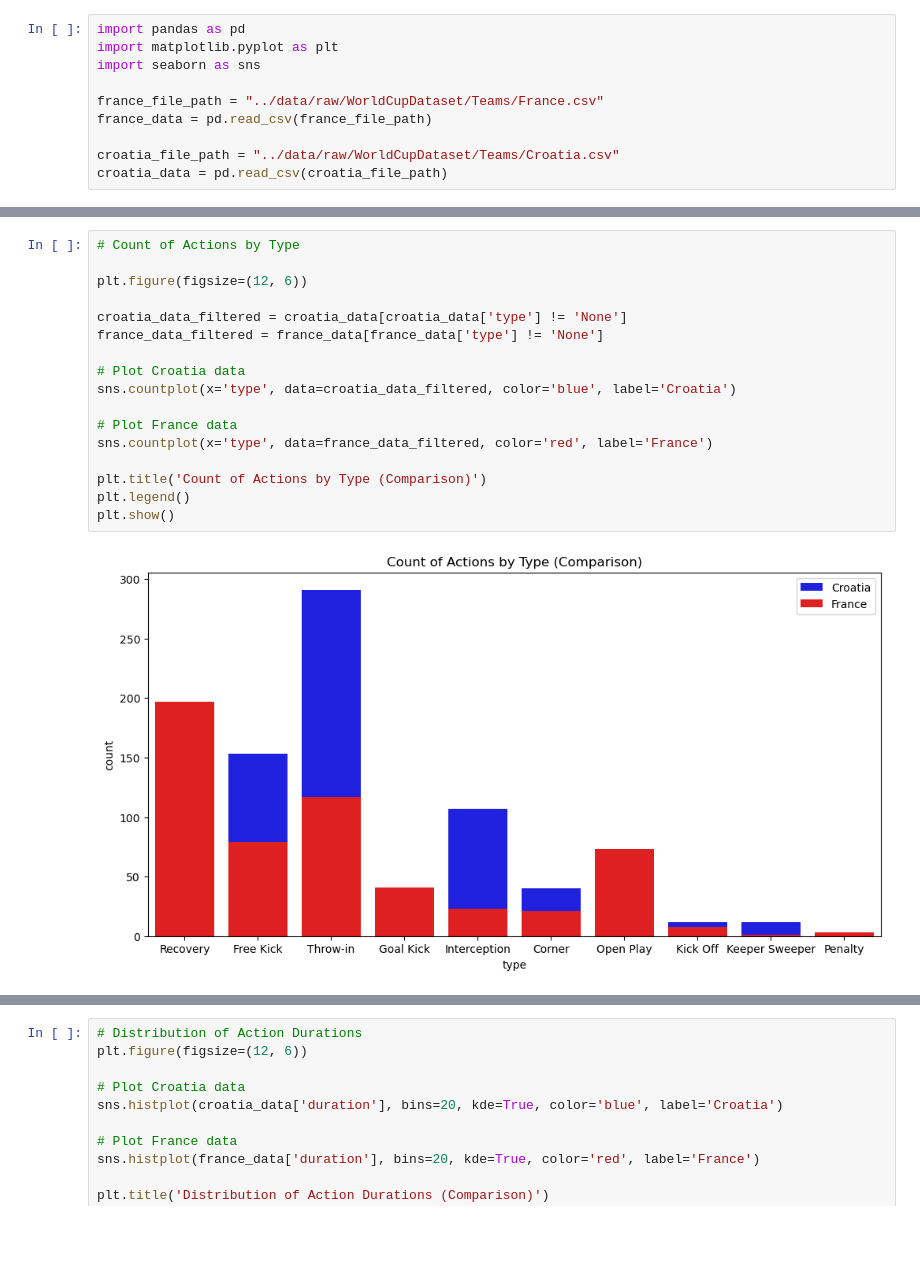
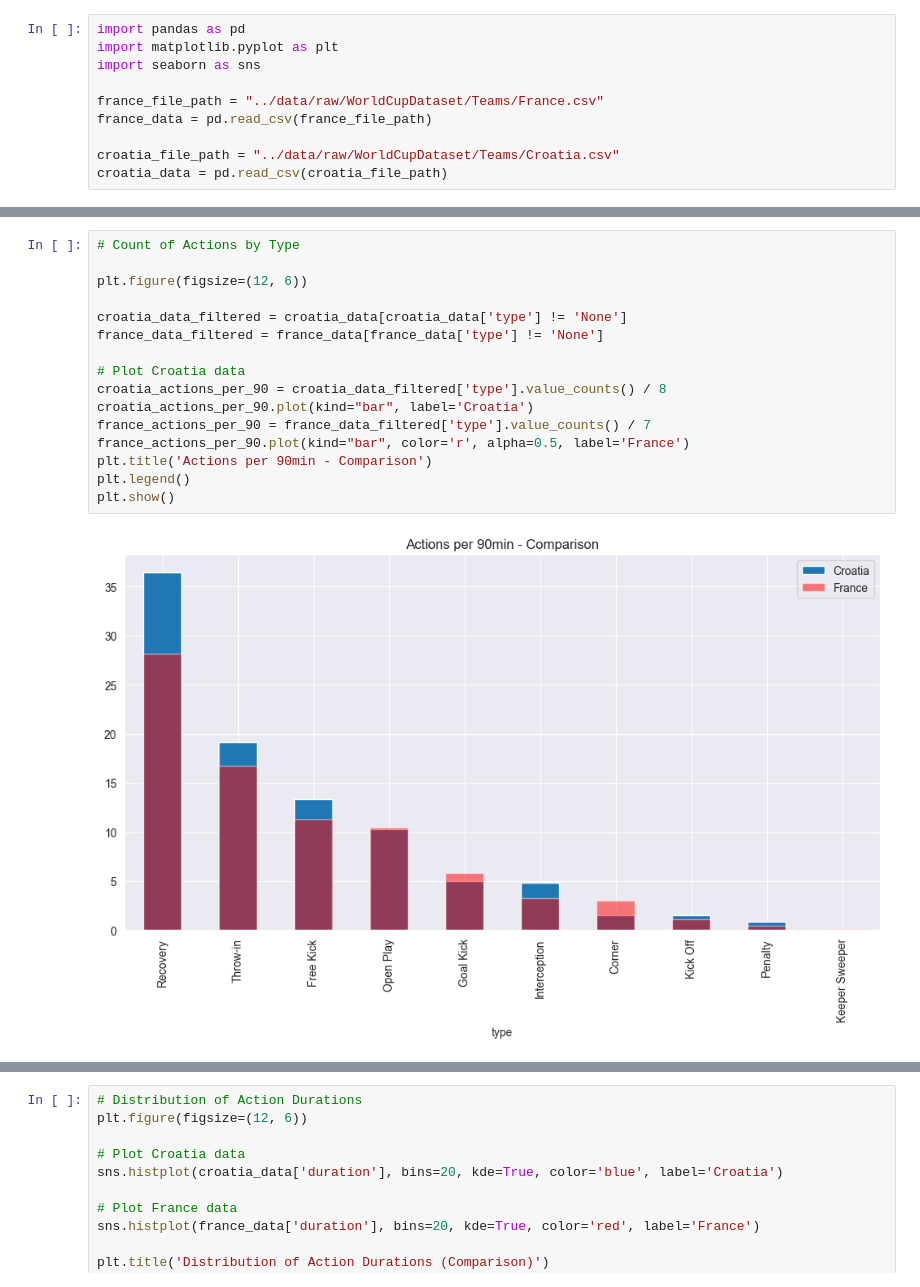
Before and after one commit to ebnerlena/pods_project, a Jupyter notebook: notebooks/wordcup_data_analysis.ipynb, the cells around one changed output, grey strips where cells are left out. Cells and saved outputs as stored; diff of their text form; blank space fills up the shorter version.

```diff
--- a/notebooks/wordcup_data_analysis.ipynb
+++ b/notebooks/wordcup_data_analysis.ipynb
@@ -79,19 +93,18 @@ dtype: int64
 # %%
 # Count of Actions by Type
 
 plt.figure(figsize=(12, 6))
 
 croatia_data_filtered = croatia_data[croatia_data['type'] != 'None']
 france_data_filtered = france_data[france_data['type'] != 'None']
 
 # Plot Croatia data
-sns.countplot(x='type', data=croatia_data_filtered, color='blue', label='Croatia')
-
-# Plot France data
-sns.countplot(x='type', data=france_data_filtered, color='red', label='France')
-
-plt.title('Count of Actions by Type (Comparison)')
+croatia_actions_per_90 = croatia_data_filtered['type'].value_counts() / 8
+croatia_actions_per_90.plot(kind="bar", label='Croatia')
+france_actions_per_90 = france_data_filtered['type'].value_counts() / 7
+france_actions_per_90.plot(kind="bar", color='r', alpha=0.5, label='France')
+plt.title('Actions per 90min - Comparison')
 plt.legend()
 plt.show()
 # %% [output]
-[figure, old version]
+[figure, new version]
```
Also changed, not shown: parts of 6 cells of this notebook, 7 other files.
